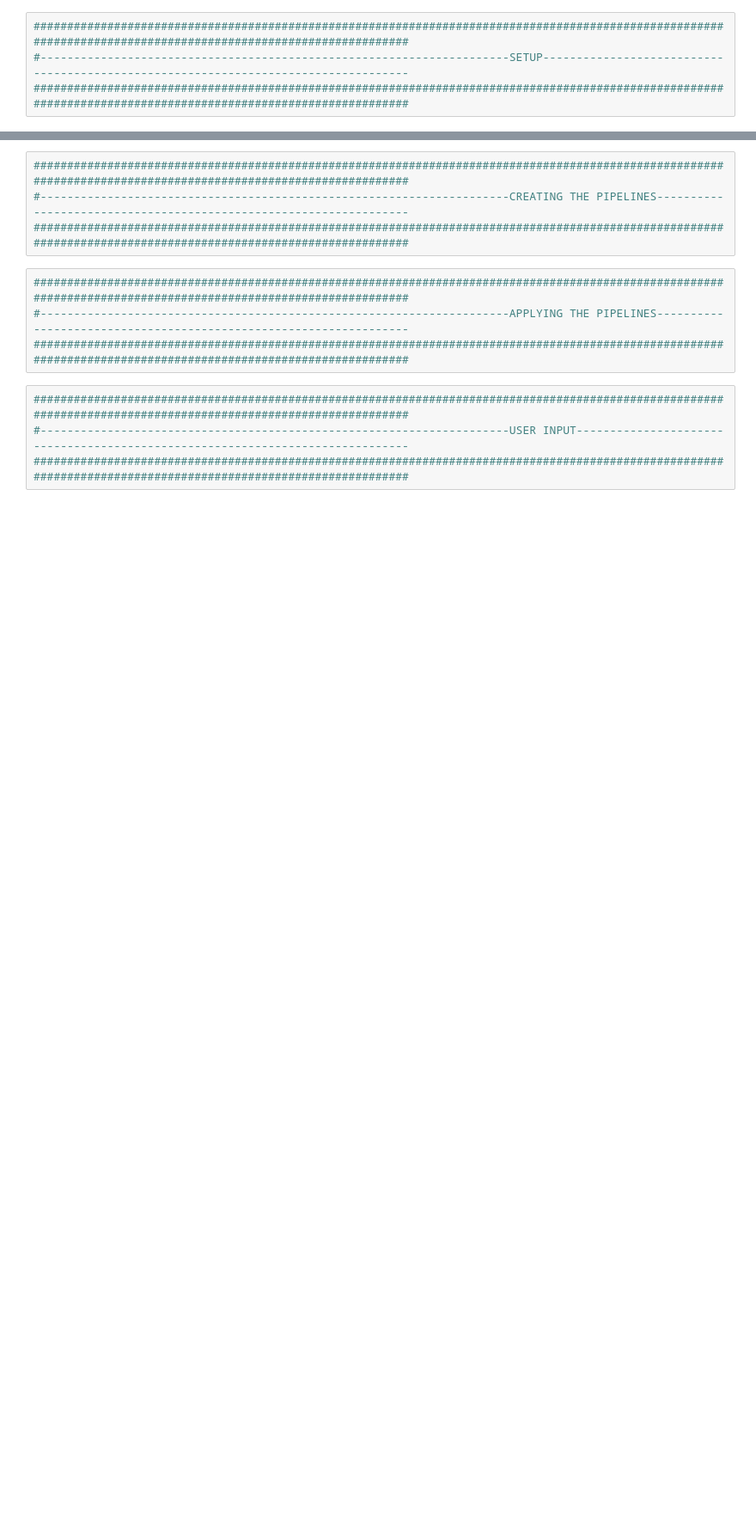
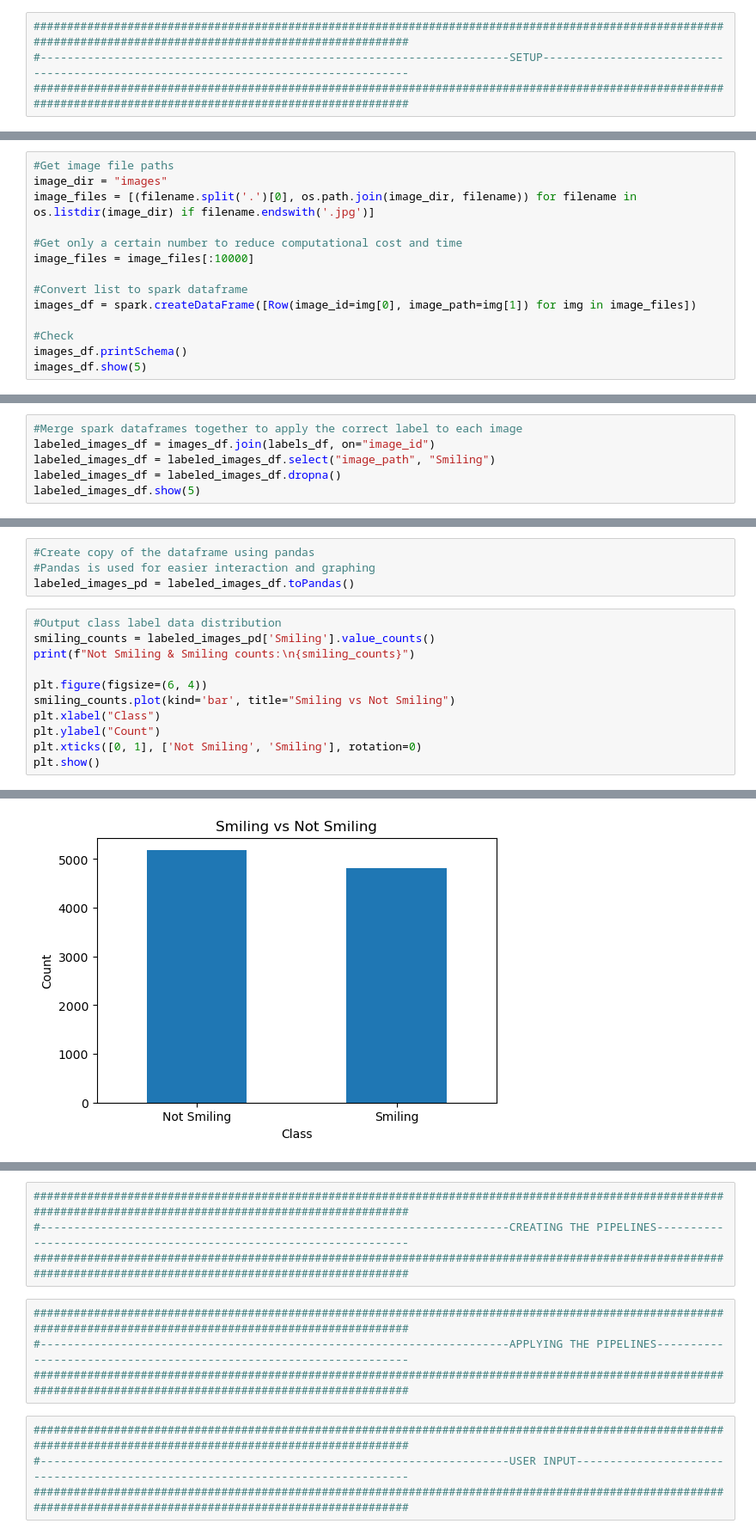
Before and after one commit to JPolakow/Image_Classification_With_TensorFlow, a Jupyter notebook: JonathanPolakow_ST10081881_PDAN8412_POE.ipynb, the cells around one changed output, grey strips where cells are left out. Shown: that part at 86% size. Drawn from its saved outputs; the diff is of its cells as text; blank space fills up the shorter version.

Commit message:
Added data loading and EDA

```diff
--- a/JonathanPolakow_ST10081881_PDAN8412_POE.ipynb
+++ b/JonathanPolakow_ST10081881_PDAN8412_POE.ipynb
@@ -22,0 +80,14 @@
+# %%
+#Get image file paths
+image_dir = "images"
+image_files = [(filename.split('.')[0], os.path.join(image_dir, filename)) for filename in os.listdir(image_dir) if filename.endswith('.jpg')]
+
+#Get only a certain number to reduce computational cost and time
+image_files = image_files[:10000]
+
+#Convert list to spark dataframe
+images_df = spark.createDataFrame([Row(image_id=img[0], image_path=img[1]) for img in image_files])
+
+#Check
+images_df.printSchema()
+images_df.show(5)
@@ -22,0 +109,6 @@
+# %%
+#Merge spark dataframes together to apply the correct label to each image
+labeled_images_df = images_df.join(labels_df, on="image_id")
+labeled_images_df = labeled_images_df.select("image_path", "Smiling")
+labeled_images_df = labeled_images_df.dropna()
+labeled_images_df.show(5)
@@ -26 +129,17 @@
 ###############################################################################################################################################################
+# %%
+#Create copy of the dataframe using pandas
+#Pandas is used for easier interaction and graphing
+labeled_images_pd = labeled_images_df.toPandas()
+# %%
+#Output class label data distribution
+smiling_counts = labeled_images_pd['Smiling'].value_counts()
+print(f"Not Smiling & Smiling counts:\n{smiling_counts}")
+
+plt.figure(figsize=(6, 4))
+smiling_counts.plot(kind='bar', title="Smiling vs Not Smiling")
+plt.xlabel("Class")
+plt.ylabel("Count")
+plt.xticks([0, 1], ['Not Smiling', 'Smiling'], rotation=0)
+plt.show()
+# %% [output]
@@ -26,0 +151 @@
+[figure, added]
```
Also changed, not shown: parts of 10 cells of this notebook, 1 other file.
